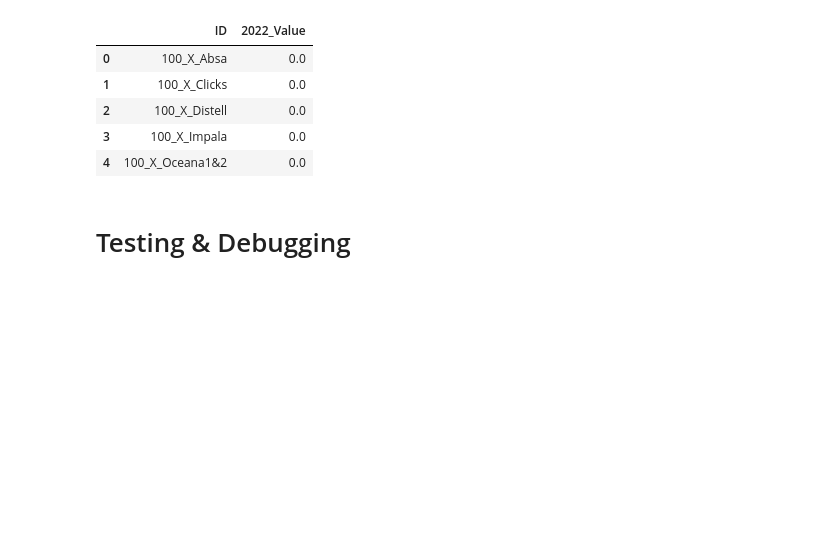
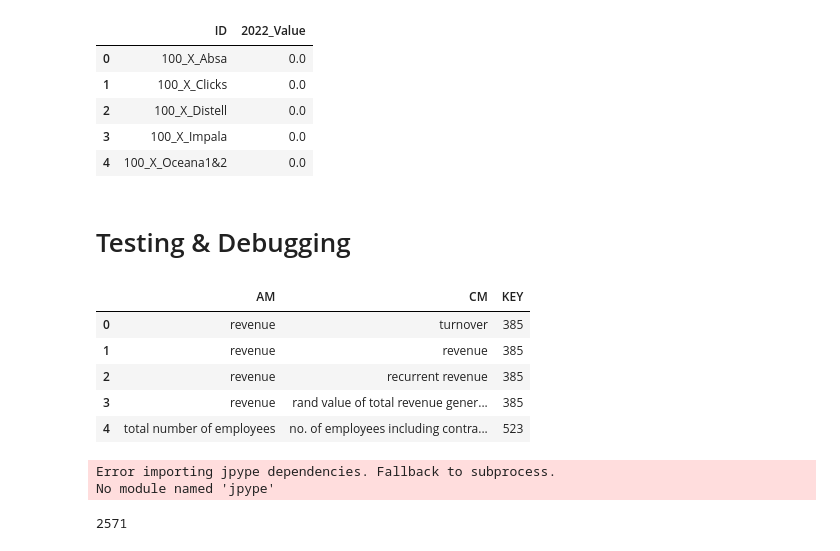
Before and after one commit to BL4CKDUDE/Value-Frameworks-PDF-Lifting, a Jupyter notebook: Exploration.ipynb, the cells around one changed output. Saved outputs shown, nothing was run; the diff lists cells and outputs as text; code cells hidden in the pictures; blank space fills up the shorter version.

```diff
--- a/Exploration.ipynb
+++ b/Exploration.ipynb
@@ -132,10 +152,33 @@ text_content, tables = tk_pdf_parser.extract_text_and_tables(pdf_path)
 text_content_lw = text_content.lower()
 # %%
 present_keys = []
-for key in df_amkey_synonyms["ActivityMetric"]:
-    if key.lower() in text_content_lw:
-        present_keys.append(key.lower())
+for index, item in df_amkey_synonyms["ActivityMetric"].iteritems():
+    if item.lower() in text_content_lw:
+        key = df_amkey_synonyms["AMKEY"].iloc[index]
+        client_metric = df_amkey_synonyms["ClientMetric"].iloc[index]
+        present_keys.append({"AM": item.lower(), "CM": str(client_metric).lower(), "KEY": str(key)})
 
-for key in df_amkey_synonyms["ClientMetric"]:
-    if key.lower() in text_content_lw:
-        present_keys.append(key.lower())
+for index, item in df_amkey_synonyms["ClientMetric"].iteritems():
+    if item.lower() in text_content_lw:
+        key = df_amkey_synonyms["AMKEY"].iloc[index]
+        act_metric = df_amkey_synonyms["ActivityMetric"].iloc[index]
+        present_keys.append({"AM":str(act_metric).lower(),"CM": item.lower(),"KEY": str(key)})
+# %%
+df_present_keys = pd.DataFrame(present_keys)
+df_present_keys.head()
+# %% [output]
+|  | AM | CM | KEY |
+| 0 | revenue | turnover | 385 |
+| 1 | revenue | revenue | 385 |
+| 2 | revenue | recurrent revenue | 385 |
+| 3 | revenue | rand value of total revenue gener... | 385 |
+| 4 | total number of employees | no. of employees including contra... | 523 |
+# %%
+absa_training_data = tk_pdf_parser.tabulate(pdf_path, "Absa.pdf", "2022-Absa-Group-limited-Environmental-Social-and-Governance-Data-sheet.pdf", "Absa")
+# %% [output]
+Error importing jpype dependencies. Fallback to subprocess.
+No module named 'jpype'
+# %%
+len(absa_training_data)
+# %% [output]
+2571
```
Also changed, not shown: parts of 17 cells of this notebook, 15 other files.
